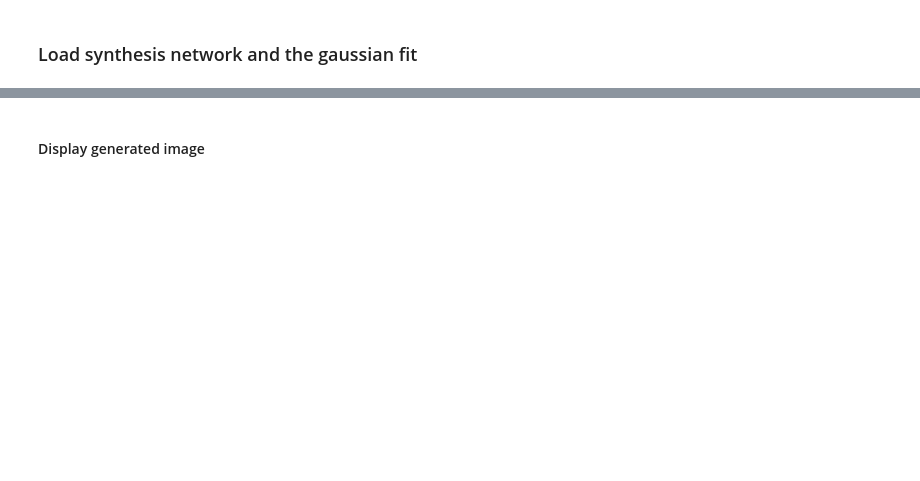
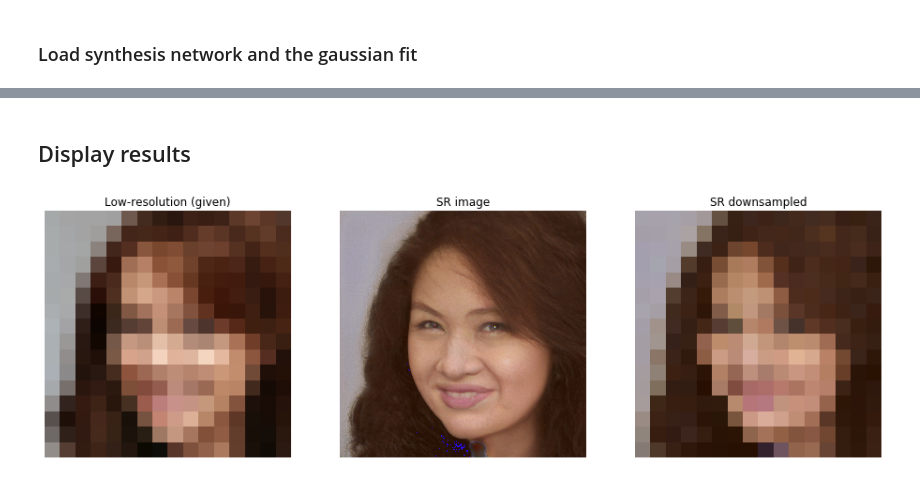
Before and after one commit to kainoj/keep-pulse, a Jupyter notebook: pulse.ipynb, the cells around one changed output, grey strips where cells are left out. Drawn from its saved outputs; the diff is of its cells as text; code cells hidden in the pictures; blank space fills up the shorter version.

```diff
--- a/pulse.ipynb
+++ b/pulse.ipynb
@@ -14,4 +21,3 @@ gaussian_fit = torch.load("models/gaussian_fit.pt")
 # %%
-img_lr = torchvision.transforms.ToTensor()(Image.open("imgs/ryan128.png")).unsqueeze(0).cuda()
-batch_size = 1
-img_lr.shape[1:]
+img_lr = torchvision.transforms.ToTensor()(Image.open("imgs/face16.png")).unsqueeze(0).cuda()
+assert img_lr.shape[1] == 3, "Should be RGB"
@@ -35,14 +54,25 @@ optim = torch.optim.Adam([latent], lr=0.4)
 # %%
-mse = nn.MSELoss()
+mse = nn.MSELoss()#reduction='sum')
 mse = mse.cuda()
 
-for _ in range(100):
+generated_imgs = []
+steps = 100
+
+for step in range(steps):
 
     optim.zero_grad()
-    z = lrelu(latent * gaussian_fit["std"] + gaussian_fit["mean"])
 
-    img_sr = (generator(z, noise) + 1) / 2
+    z = latent
+    z = z.expand(-1, 18, -1)
+    z = lrelu(z * gaussian_fit["std"] + gaussian_fit["mean"])
 
+    img_sr = generator(z, noise)
+    img_sr = (img_sr + 1.0) / 2.0
+
+    if step % (steps / 10) == 0:
+        generated_imgs.append(img_sr.detach().clone())
+
+    #  Downsample bicubically
     img_sr_ds = nn.functional.interpolate(img_sr, img_lr[0].size()[1:], mode='bicubic')
 
     loss = mse(img_lr, img_sr_ds)
@@ -50,6 +80,5 @@ for _ in range(100):
     loss.backward()
     optim.step()
 
-
 #     with torch.no_grad(): # wrong
-#         z.div_(torch.norm(z) + 1e-10)
+#         latent.div_(latent.norm(dim=2, keepdim=True) + 1e-10)
@@ -69,2 +89,2 @@ torchvision.transforms.ToPILImage()(img_sr_ds[0].cpu())
 # %% [markdown]
-#### Display generated image
+## Display results
@@ -72,0 +91,19 @@ torchvision.transforms.ToPILImage()(img_sr_ds[0].cpu())
+# %%
+def to_numpy(img):
+    return np.array(torchvision.transforms.ToPILImage()(img.cpu()))
+
+before = to_numpy(img_lr[0])
+after = to_numpy(img_sr[0])
+after_lr = to_numpy(img_sr_ds[0])
+
+titles = ['Low-resolution (given)', 'SR image', 'SR downsampled']
+imgs = [before, after, after_lr]
+
+fig, axs = plt.subplots(1,3, figsize=(16, 12))
+
+for a, img, title in zip(axs, imgs, titles):
+    a.imshow(img)
+    a.axis('off')
+    a.set_title(title)
+# %% [output]
+[figure, added]
```
Also changed, not shown: parts of 21 cells of this notebook.
